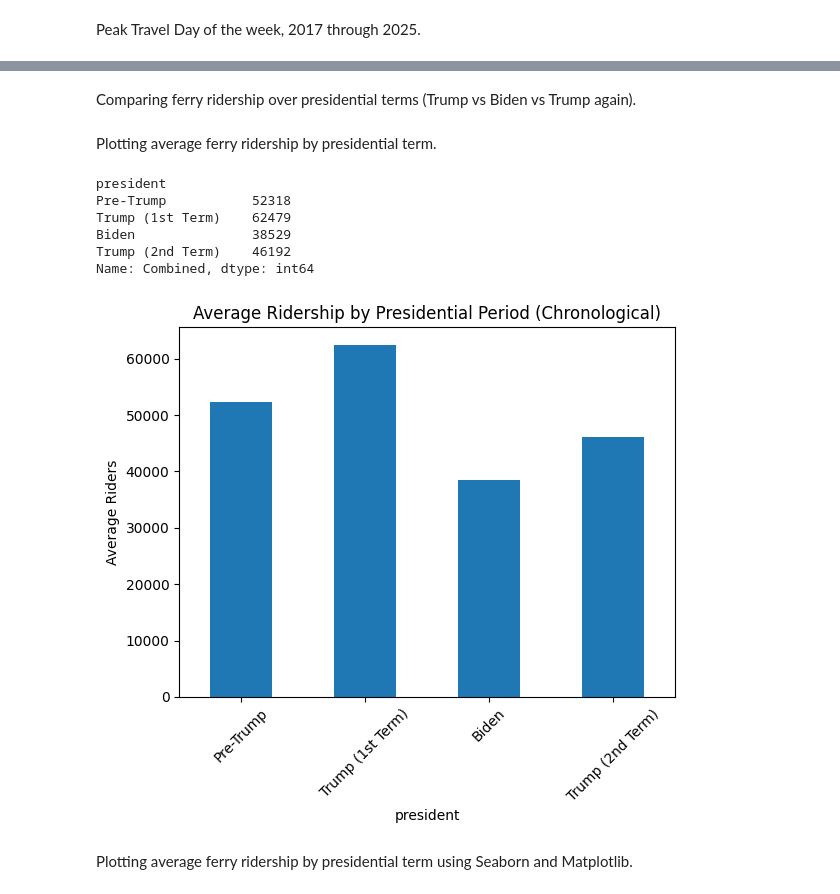
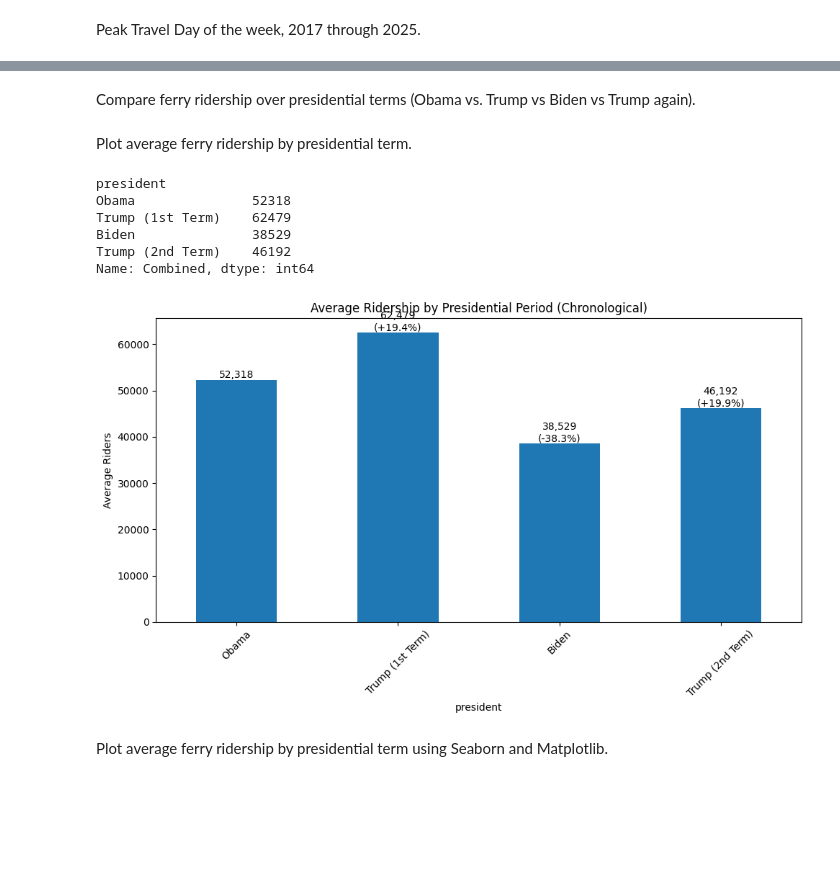
Before and after one commit to SLucy0/Data_Analytics, a Jupyter notebook: Capstone.ipynb, the cells around one changed output, grey strips where cells are left out. Saved outputs shown, nothing was run; the diff lists cells and outputs as text; code cells hidden in the pictures; blank space fills up the shorter version.

```diff
--- a/Capstone.ipynb
+++ b/Capstone.ipynb
@@ -481,16 +613,0 @@ Plotting pre/post Covid ferry ridership in a bar chart.
-# %%
-# Create a function to create a Pre-Covid column and a COVID/Post COVID Column
-combined_df['period'] = combined_df['Date'].apply(
-    lambda x: 'Pre-COVID' if x < pd.to_datetime(covid_start) else 'COVID/Post-COVID'
-)
-
-# Define the chronological order for the 'period' column
-period_order = ['Pre-COVID', 'COVID/Post-COVID']
-
-# Convert the 'period' column to a categorical type with the specified order
-combined_df['period'] = pd.Categorical(combined_df['period'], categories=period_order, ordered=True)
-
-combined_df.groupby('period', observed=False)['Combined'].mean().plot(kind='bar')
-plt.title('Pre vs COVID/Post COVID Ridership')
-plt.ylabel('Average Ridership')
-plt.show()
@@ -499,5 +696,5 @@ plt.show()
 # %% [markdown]
-Comparing ferry ridership over presidential terms (Trump vs Biden vs Trump again).
+Compare ferry ridership over presidential terms (Obama vs. Trump vs Biden vs Trump again).
 # %%
 #Defining time periods by presidential terms
 def label_president(date):
@@ -508,36 +705,59 @@ def label_president(date):
     elif date > pd.to_datetime('2025-01-20'):
         return 'Trump (2nd Term)'
     else:
-        return 'Pre-Trump'
+        return 'Obama'
 
 combined_df['president'] = combined_df['Date'].apply(label_president)
 # %% [markdown]
-Plotting average ferry ridership by presidential term.
+Plot average ferry ridership by presidential term.
 # %%
+import matplotlib.pyplot as plt
+
+# Group by president and place in chronological order
 pres_summary = combined_df.groupby('president')['Combined'].mean()
 
-# Define the chronological order for presidential terms
-chronological_order = ['Pre-Trump', 'Trump (1st Term)', 'Biden', 'Trump (2nd Term)']
-
-# Reindex the pres_summary series to reflect the chronological order
+chronological_order = ['Obama', 'Trump (1st Term)', 'Biden', 'Trump (2nd Term)']
 pres_summary_ordered = pres_summary.reindex(chronological_order)
 
-# Print the integers plotted for each presidential term
+# Print values
 print(pres_summary_ordered.round(0).astype(int))
 
-# Plot average ferry ridership by presidential term, in chronological order
-pres_summary_ordered.plot(kind='bar')
+# Compute percent change between presidential periods
+pct_change = pres_summary_ordered.pct_change() * 100
+
+# Plot
+ax = pres_summary_ordered.plot(kind='bar', figsize=(10,6))
+
 plt.title('Average Ridership by Presidential Period (Chronological)')
 plt.ylabel('Average Riders')
-plt.xticks(rotation=45) # Rotate labels for better readability if needed
+plt.xticks(rotation=45)
+
+# Add value labels and percent change labels
+for i, (value, pct) in enumerate(zip(pres_summary_ordered, pct_change)):
+    # Skip first period for percen change (NaN)
+    if i == 0:
+        label = f"{value:,.0f}"
+    else:
+        label = f"{value:,.0f}\n({pct:+.1f}%)"
+
+    ax.text(
+        i,
+        value,
+        label,
+        ha='center',
+        va='bottom',
+        fontsize=10
+    )
+
+plt.tight_layout()
 plt.show()
 # %% [output]
 president
-Pre-Trump           52318
+Obama               52318
 Trump (1st Term)    62479
 Biden               38529
 Trump (2nd Term)    46192
 Name: Combined, dtype: int64
-[figure, old version]
+[figure, new version]
 # %% [markdown]
-Plotting average ferry ridership by presidential term using Seaborn and Matplotlib.
+Plot average ferry ridership by presidential term using Seaborn and Matplotlib.
```
Also changed, not shown: parts of 22 cells of this notebook.
